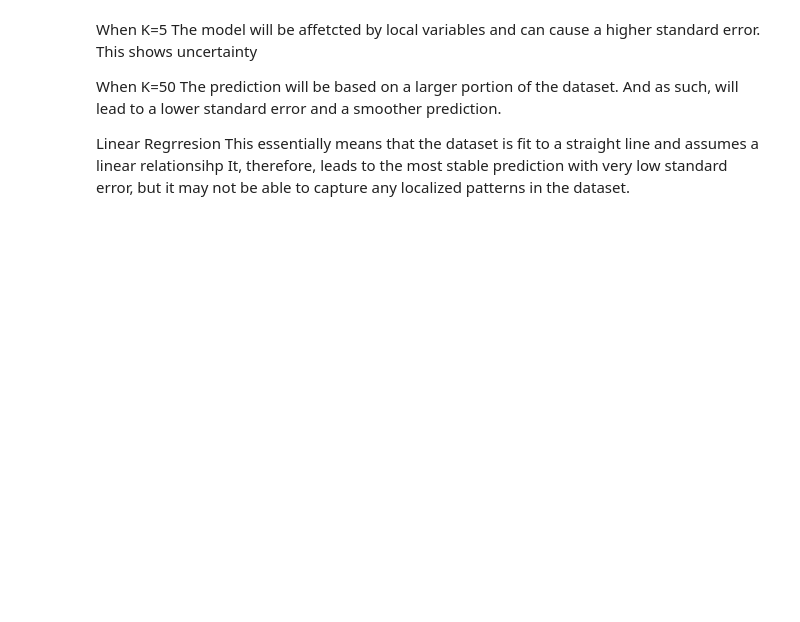
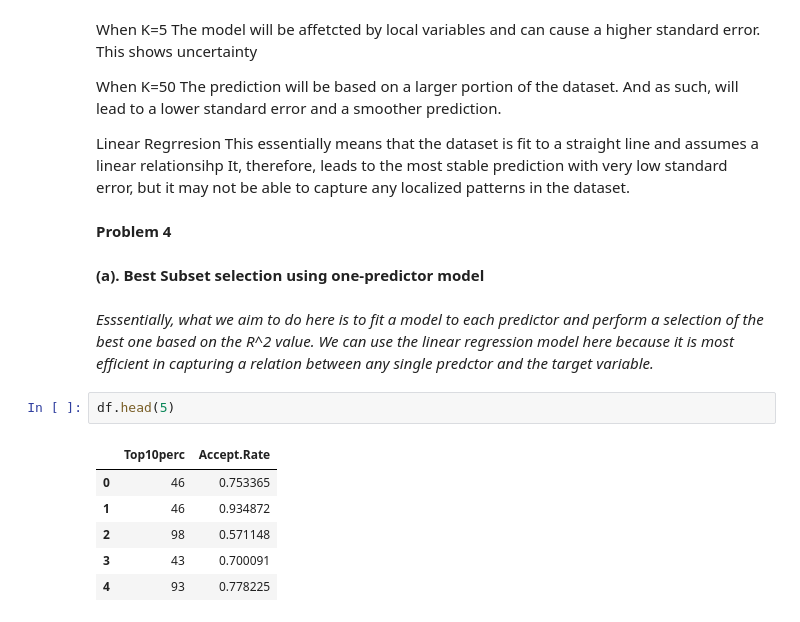
Before and after one commit to jerindelbin/Supervised_Machine_Learning, a Jupyter notebook: DS 5220 HW2 (002816132).ipynb, the cells around one changed output. Drawn from its saved outputs; the diff is of its cells as text; blank space fills up the shorter version.

```diff
--- a/DS 5220 HW2 (002816132).ipynb
+++ b/DS 5220 HW2 (002816132).ipynb
@@ -565,3 +568,18 @@ When K=5 The model will be affetcted by local variables and can cause a higher s
 When K=50 The prediction will be based on a larger portion of the dataset. And as such, will lead to a lower standard error and a smoother prediction.
 
 Linear Regrresion This essentially means that the dataset is fit to a straight line and assumes a linear relationsihp It, therefore, leads to the most stable prediction with very low standard error, but it may not be able to capture any localized patterns in the dataset.
+# %% [markdown]
+**Problem 4**
+# %% [markdown]
+**(a). Best Subset selection using one-predictor model**
+# %% [markdown]
+*Esssentially, what we aim to do here is to fit a model to each predictor and perform a selection of the best one based on the R^2 value. We can use the linear regression model here because it is most efficient in capturing a relation between any single predctor and the target variable.*
+# %%
+df.head(5)
+# %% [output]
+|  | Top10perc | Accept.Rate |
+| 0 | 46 | 0.753365 |
+| 1 | 46 | 0.934872 |
+| 2 | 98 | 0.571148 |
+| 3 | 43 | 0.700091 |
+| 4 | 93 | 0.778225 |
```
Also changed, not shown: parts of 53 cells of this notebook.
